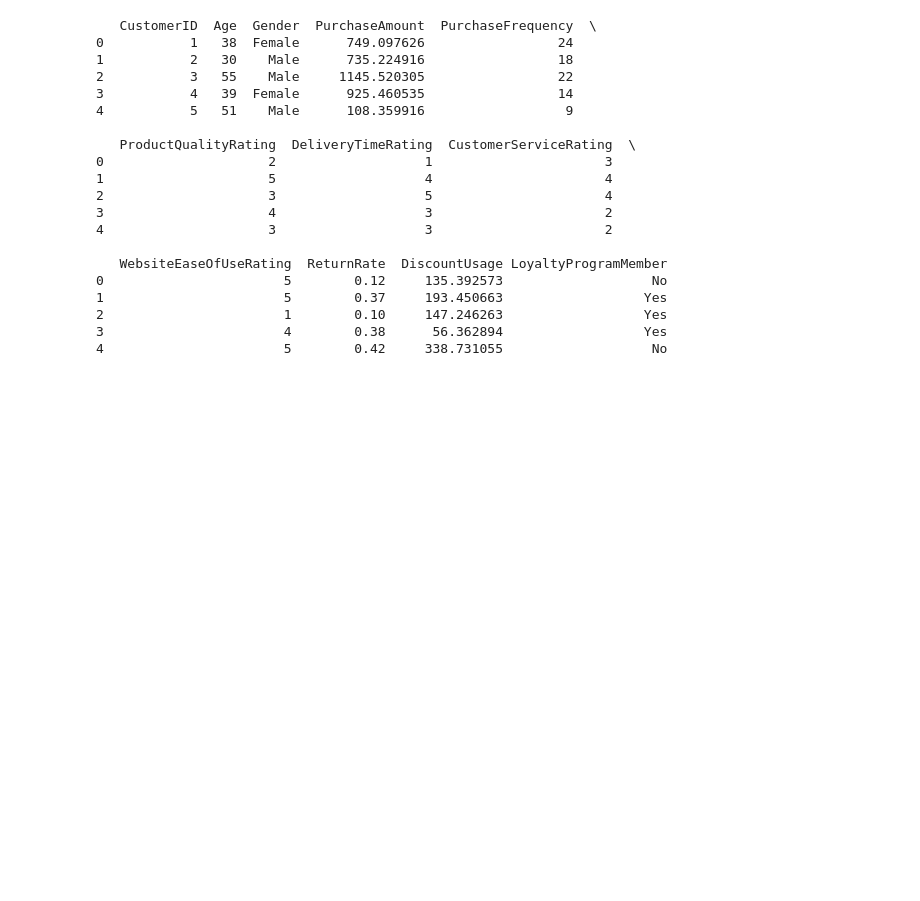
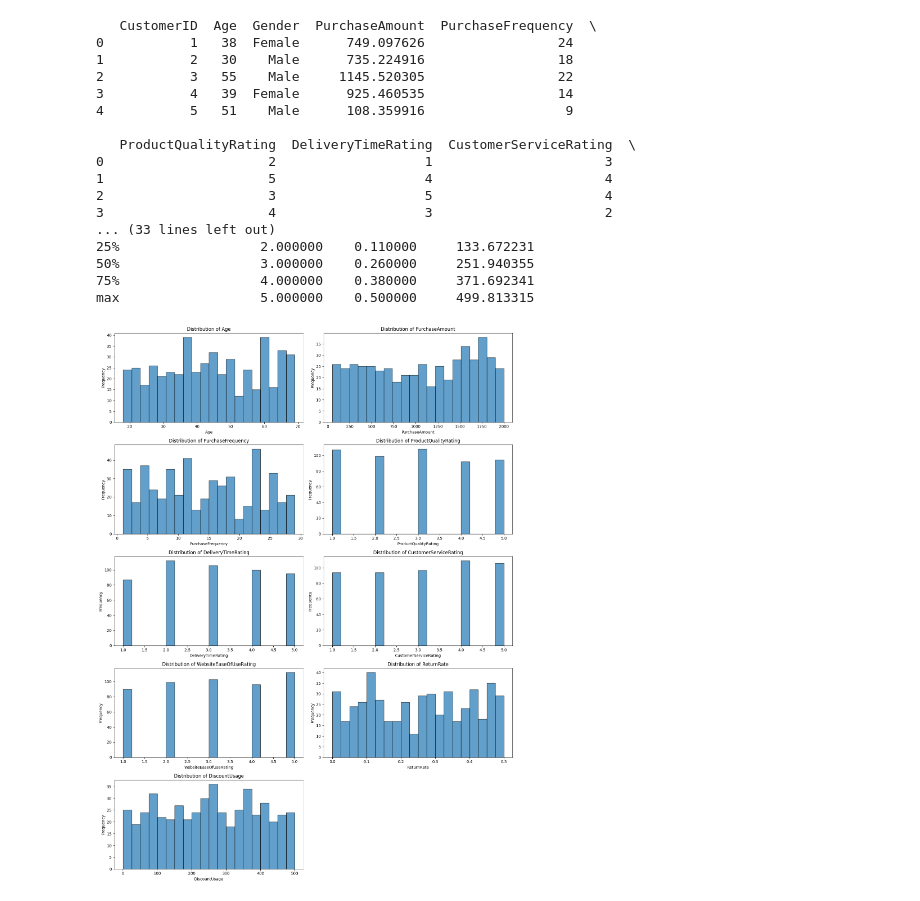
Before and after one commit to Kishore-119/Customer_Satisfaction_Analysis, a Jupyter notebook: customer_statisfaction_analysis.ipynb, the cells around one changed output. Cells and saved outputs as stored; diff of their text form; code cells hidden in the pictures; blank space fills up the shorter version.

```diff
--- a/customer_statisfaction_analysis.ipynb
+++ b/customer_statisfaction_analysis.ipynb
@@ -4,6 +4,7 @@ import pandas as pd
 data = pd.read_csv("E-commerce_NPA_Dataset.csv")
 
 print(data.head())
+print(data.describe())
 # %% [output]
    CustomerID  Age  Gender  PurchaseAmount  PurchaseFrequency  \
 0           1   38  Female      749.097626                 24
@@ -17,11 +18,26 @@ print(data.head())
 1                     5                   4                      4
 2                     3                   5                      4
 3                     4                   3                      2
-4                     3                   3                      2
-
-   WebsiteEaseOfUseRating  ReturnRate  DiscountUsage LoyaltyProgramMember
-0                       5        0.12     135.392573                   No
-1                       5        0.37     193.450663                  Yes
-2                       1        0.10     147.246263                  Yes
-3                       4        0.38      56.362894                  Yes
-4                       5        0.42     338.731055                   No
+... (33 lines left out)
+25%                  2.000000    0.110000     133.672231
+50%                  3.000000    0.260000     251.940355
+75%                  4.000000    0.380000     371.692341
+max                  5.000000    0.500000     499.813315
+# %%
+import matplotlib.pyplot as plt
+
+numeric_cols = ['Age', 'PurchaseAmount', 'PurchaseFrequency', 'ProductQualityRating', 'DeliveryTimeRating', 'CustomerServiceRating', 'WebsiteEaseOfUseRating', 'ReturnRate', 'DiscountUsage']
+
+plt.figure(figsize=(15, 20))
+
+for i, col in enumerate(numeric_cols, 1):
+    plt.subplot(5, 2, i)
+    plt.hist(data[col], bins=20, edgecolor='k', alpha=0.7)
+    plt.title(f'Distribution of {col}')
+    plt.xlabel(col)
+    plt.ylabel('Frequency')
+
+plt.tight_layout()
+plt.show()
+# %% [output]
+[figure, added]
```
Also changed, not shown: parts of 4 cells of this notebook.
